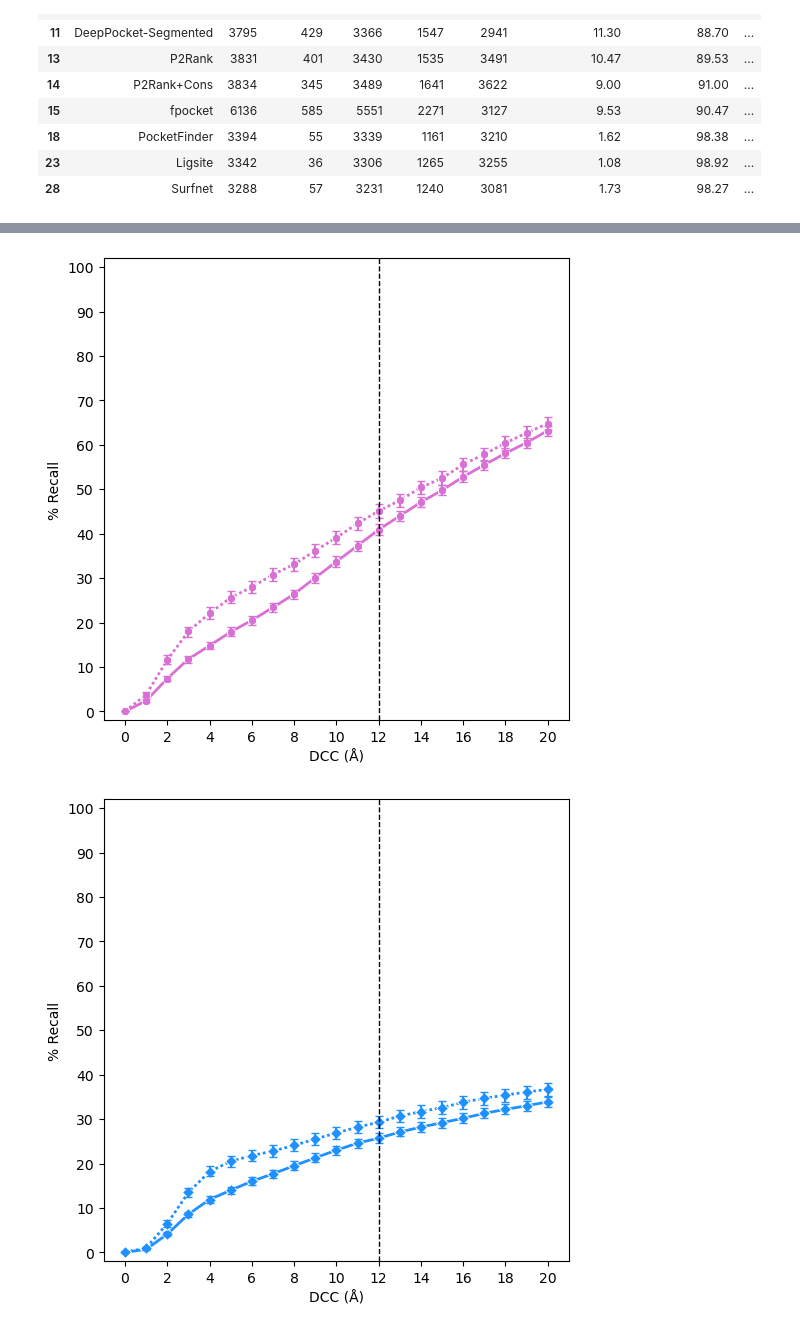
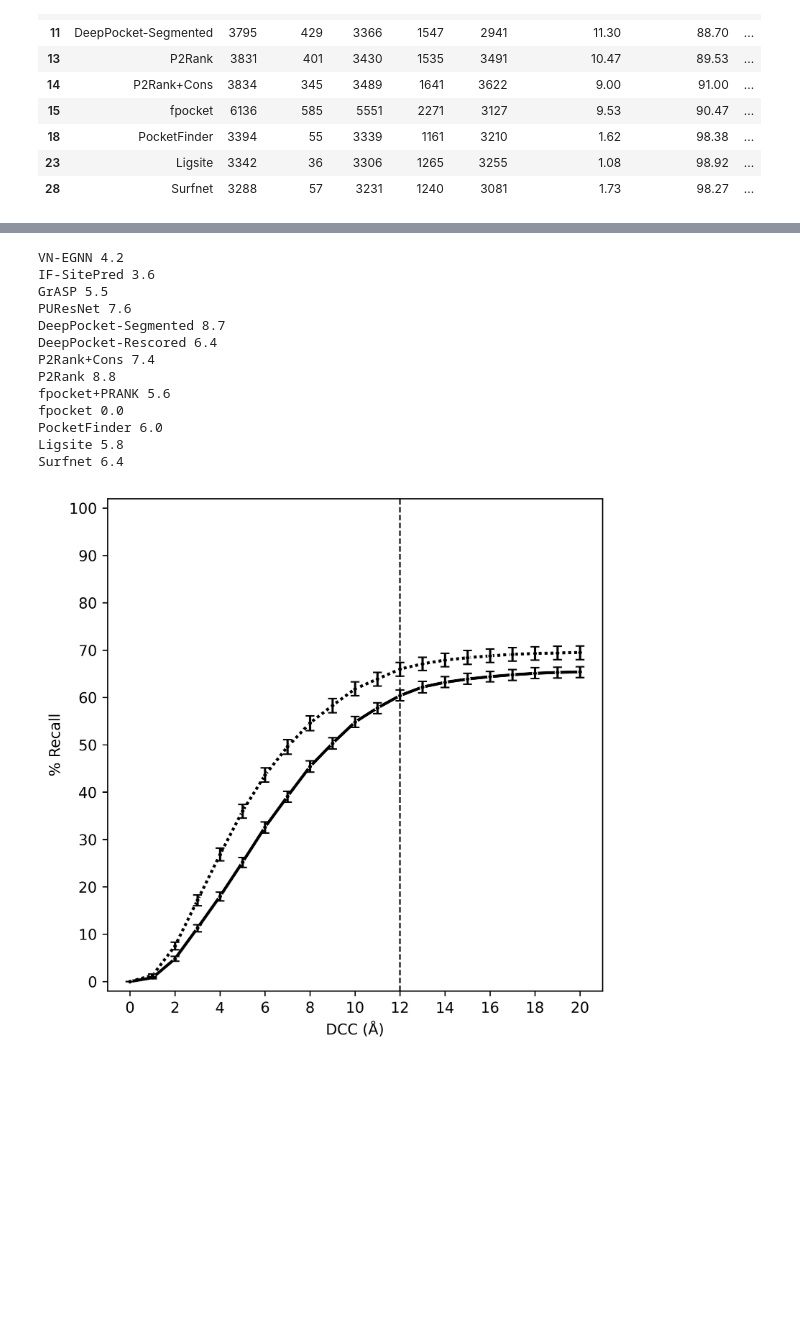
Before and after one commit to bartongroup/LBS-comparison, a Jupyter notebook: ANALYSIS/12.1_BENCHMARK_pocket_level_diff_sets.ipynb, the cells around one changed output, grey strips where cells are left out. Saved outputs shown, nothing was run; the diff lists cells and outputs as text; code cells hidden in the pictures; blank space fills up the shorter version.

Commit message:
new figures pocket benchmark and dataset comparison

```diff
--- a/ANALYSIS/12.1_BENCHMARK_pocket_level_diff_sets.ipynb
+++ b/ANALYSIS/12.1_BENCHMARK_pocket_level_diff_sets.ipynb
@@ -332,6 +320,7 @@ OG_mets = [
     'DeepPocket-Rescored',
     'P2Rank+Cons',
     'P2Rank',
+    'fpocket+PRANK',
     'fpocket',
     'PocketFinder',
     'Ligsite',
@@ -678,3 +667,5 @@ def plot_results_diff_sets(df, methods, fix_col1, fix_col2, fix_val1, fix_val2,
         plt.savefig(out)
 
     plt.show()
+# %%
+comb_ress = pd.concat([results_best_dist_FULL_COMB, results_best_dist_FULL_COMB_F3])
@@ -703,14 +682,34 @@ Surfnet 6.4
+# %%
+for met in OG_mets:
+    ligysis_recall = 100*comb_ress.query('rank_t == 2 & dist_t == 12 & irel_t == 1.05 & origin_pred == @met & set == "LIGYSIS"').success_rate.tolist()[0]
+    ligysis_ni_recall = 100*comb_ress.query('rank_t == 2 & dist_t == 12 & irel_t == 1.05 & origin_pred == @met & set == "LIGYSIS-NI"').success_rate.tolist()[0]
+    print(met, round(ligysis_ni_recall-ligysis_recall, 2))
+# %% [output]
+VN-EGNN 4.2
+IF-SitePred 3.6
+GrASP 5.5
+PUResNet 7.6
+DeepPocket-Segmented 8.7
+DeepPocket-Rescored 6.4
+P2Rank+Cons 7.4
+P2Rank 8.8
+fpocket+PRANK 5.6
+fpocket 0.0
+PocketFinder 6.0
+Ligsite 5.8
+Surfnet 6.4
 # %%
 for met in OG_mets:
+    if met != "fpocket+PRANK":
+        continue
     plot_results_diff_sets(
         df = comb_ress.query('dist_t not in @dts'), methods = [met],
         fix_col1 = "irel_t", fix_col2 = "rank_t", fix_val1 = 1.05, fix_val2 = 2,
         var_col = "dist_t",var_col_label = "DCC (Å)",
         legend_order = OG_mets, ylabel="% Recall", xline=12, xticks=np.arange(0, 21, 2), xlim=None,
-        FSIZE=(6, 6), DPI=100, MS = 6.5, LW = 2, error = True,
+        FSIZE=(6, 6), DPI=600, MS = 6.5, LW = 2, error = True,
         yticks = np.arange(0, 110, 10), ylim = (-2, 102),
-        #out = f'./figs/LIGYSIS_full_VS_ni_{met}.png'
+        out = f'./figs/LIGYSIS_full_VS_ni_{met}.png'
     )
 # %% [output]
-[figure, old version]
+[figure, new version]
-[figure, removed]
```
Also changed, not shown: parts of 10 cells of this notebook, 2 other files.
